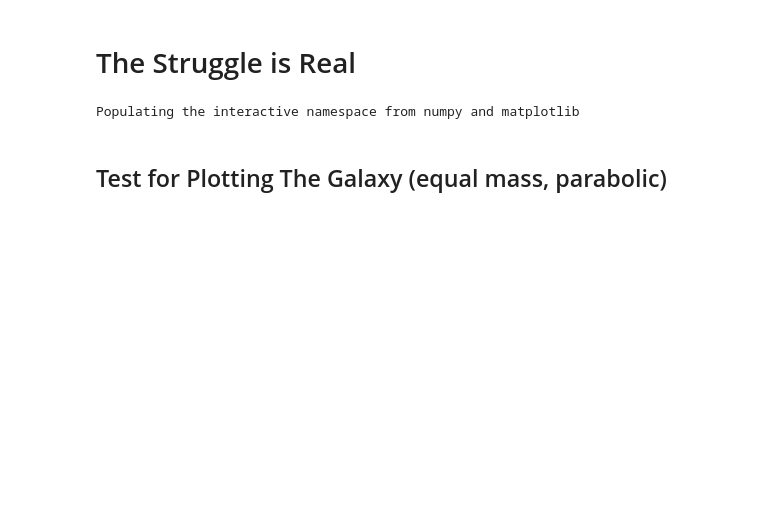
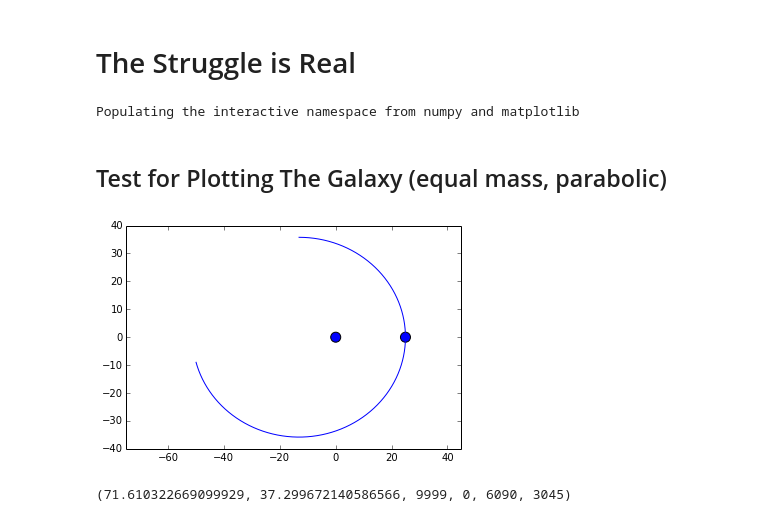
Before and after one commit to dclove202/PHYS202-S14, a Jupyter notebook: GalaxyProject/ODEStruggleIsReal.ipynb, the cells around one changed output. Drawn from its saved outputs; the diff is of its cells as text; code cells hidden in the pictures; blank space fills up the shorter version.

```diff
--- a/GalaxyProject/ODEStruggleIsReal.ipynb
+++ b/GalaxyProject/ODEStruggleIsReal.ipynb
@@ -20,38 +20,103 @@ v =sqrt(G*(M+S)/Rmin) # Gives circular velocity  to help determine initial condi
 
 # Using input to vary initial conditions conveniently
 
-vy0 = -10.
+vy0 = -22.
 
 #Using the inputted initial conditions to set the disruptor
 #on the x axis with the victim speeding directly in the Y direction
 #initial conditions have format [x,y,vx,vy]
-it = [Rmin, 0, 0, vy0]
+it = [-13.1401625858, 35.8051639777, 15.3609179799, -1.08701216176e-05]
 
 # creating a time array that can be adjusted
 tinit = 0.
 tfin = 10
-timestep = .01
+timestep = .001
 t = arange(tinit,tfin,timestep)
 
 #Galaxy motion deriviate function for odeint
 
 def gmd(inits,time):
     f=zeros(4)
     f[0] = inits[2]
     f[1] = inits[3]
     R = sqrt(inits[0]**2 + inits[1]**2)
     f[2] = -(G*(M+S)*inits[0])/R**3
     f[3] = -(G*(M+S)*inits[1])/R**3
     return f
 
 #Using odeint to return an array with [time,initial condition]
 z = odeint(gmd,it,t)
 
 #Setting variables for the arrays of conditions
 x = z[:,0]
 y = z[:,1]
 vx = z[:,2]
 vy = z[:,3]
+
+plt.scatter(0,0, s=100)
+plt.scatter(Rmin,0, s=100)
+plt.plot(x,y)
+plt.axis('equal')
+
+plt.show()
+
+def GetEllipse(x,y):
+    '''
+    Function that returns the major axis and minor axis
+    of a parametric elliptical orbit,
+    as well as the # of timesteps that the object is at the max points
+    of the ellipse starting from the left and proceeding clockwise.
+    '''
+
+
+    #Top Max
+    u = 0
+    for i in range(len(y)):
+        if (y[i]) > u:
+            u = (y[i])
+            q = (i)
+    top = y[q]
+    ttop = q
+    #Bottom Min
+    U = 0
+    for i in range(len(y)):
+        if y[i] < U:
+            U = y[i]
+            Q = i
+    bot = y[Q]
+    tbot = Q
+
+    #Horizontal
+    m = 5
+    for i in range(len(x)):
+        if x[i] < m:
+            m = x[i]
+            k = i
+    left = x[k]
+    tleft = k
+    M = 0
+    for i in range(len(x)):
+        if x[i] > M:
+            M = x[i]
+            K = i
+    right = x[M]
+    tright = M
+    ax1 = top-bot
+    ax2 = right-left
+    if ax1 > ax2:
+        MajorAxis= ax1
+        MinorAxis = ax2
+    elif ax1 < ax2:
+        MajorAxis = ax2
+        MinorAxis = ax1
+    elif ax1==ax2:
+        radius = ax1
+        print "Is a circle, r = %f" %(radius)
+    return MajorAxis, MinorAxis, k,q,Q,K
+print GetEllipse(x,y)
+# %% [output]
+[figure, added]
+(71.610322669099929, 37.299672140586566, 9999, 0, 6090, 3045)
 # %%
 ### ODE attempt for position of massless particles ###
 
```
Also changed, not shown: parts of 7 cells of this notebook, 1 other file.
